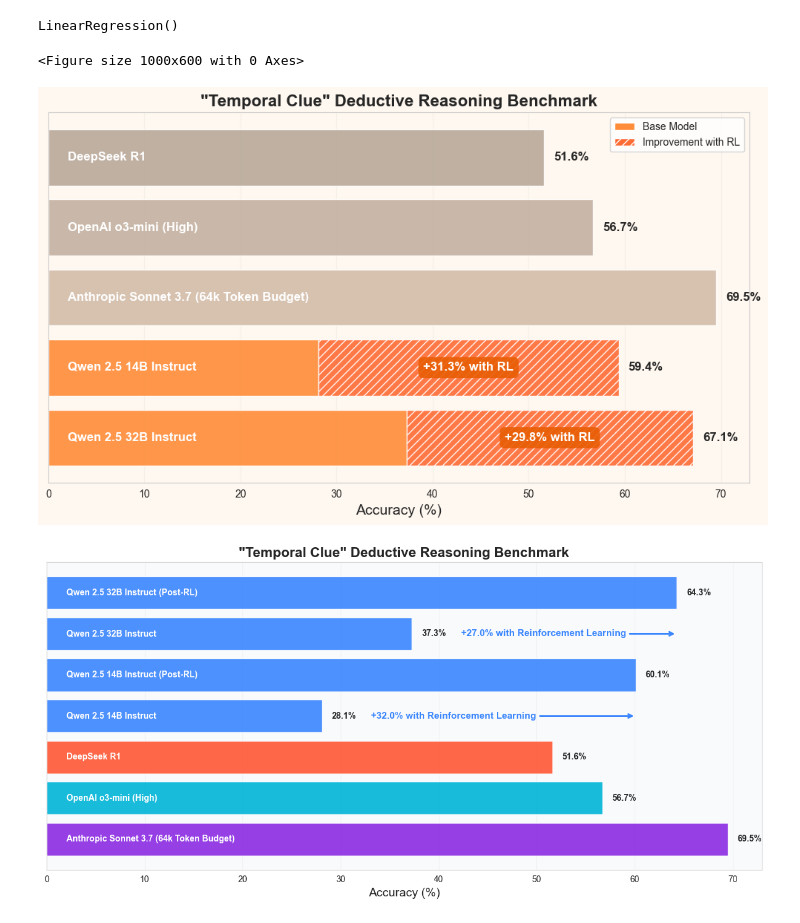
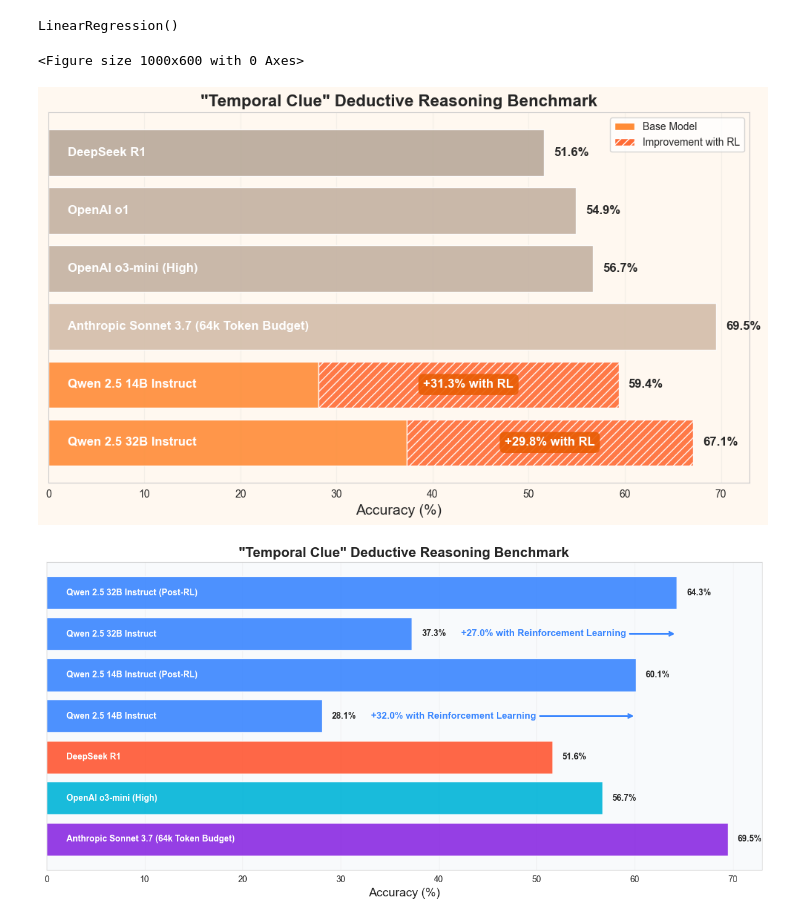
Before and after one commit to bradhilton/rl-experiments, a Jupyter notebook: experiments/067-charts.ipynb, the cells around one changed output. Drawn from its saved outputs; the diff is of its cells as text; code cells hidden in the pictures.

Commit message:
chore: Update charts

```diff
--- a/experiments/067-charts.ipynb
+++ b/experiments/067-charts.ipynb
@@ -568,6 +568,7 @@ plt.figure(figsize=(10, 6))
 # Filter for specific models
 filtered_models = [
     "DeepSeek R1",
+    "OpenAI o1",
     "OpenAI o3-mini (High)",
     "Anthropic Sonnet 3.7 (64k Token Budget)",
     "Qwen 2.5 14B Instruct",
@@ -720,34 +721,34 @@ plt.annotate(
     fontweight="bold",
     fontsize=12,  # Increased font size
     va="center",
     ha="center",
     bbox=dict(boxstyle="round,pad=0.4", fc="#E85D04", ec="none", alpha=0.9)  # Darker orange highlight box
 )
 
 # Add labels and title
 plt.xlabel("Accuracy (%)", fontsize=14)
 plt.title("\"Temporal Clue\" Deductive Reasoning Benchmark", fontsize=16, fontweight="bold")
 
 # Hide y-axis labels
 plt.yticks([])
 
 # Add grid for better readability (only vertical lines)
 plt.grid(axis="x", alpha=0.2)
 
 # Add a legend to explain the stacked bar
 from matplotlib.patches import Patch
 legend_elements = [
     Patch(facecolor="#FF8C38", label="Base Model"),
     Patch(facecolor="#FF6B35", hatch="///", label="Improvement with RL")
 ]
 plt.legend(handles=legend_elements, loc="upper right")
 
 # Adjust layout and display
 plt.tight_layout()
 plt.show()
 # %% [output]
 <Figure size 1000x600 with 0 Axes>
-[figure, old version]
+[figure, new version]
 # %%
 # Create a horizontal bar chart of accuracies
 plt.figure(figsize=(12, 6))
```
Also changed, not shown: parts of 1 cell of this notebook.
